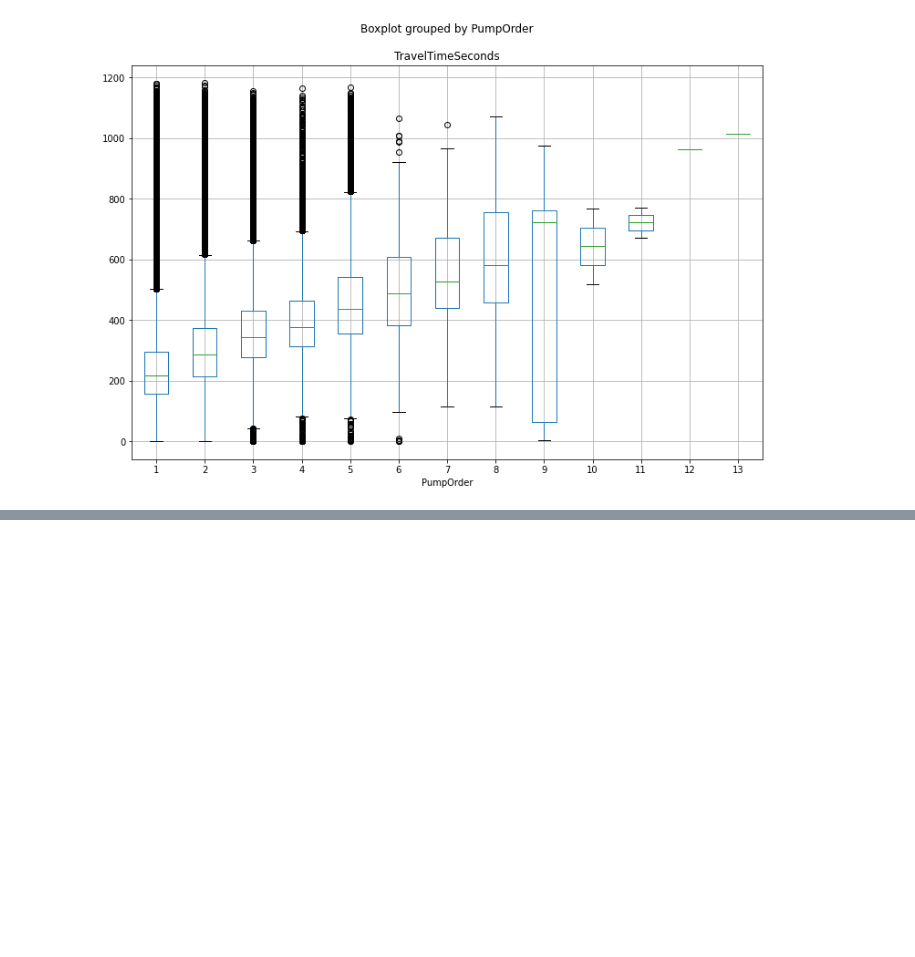
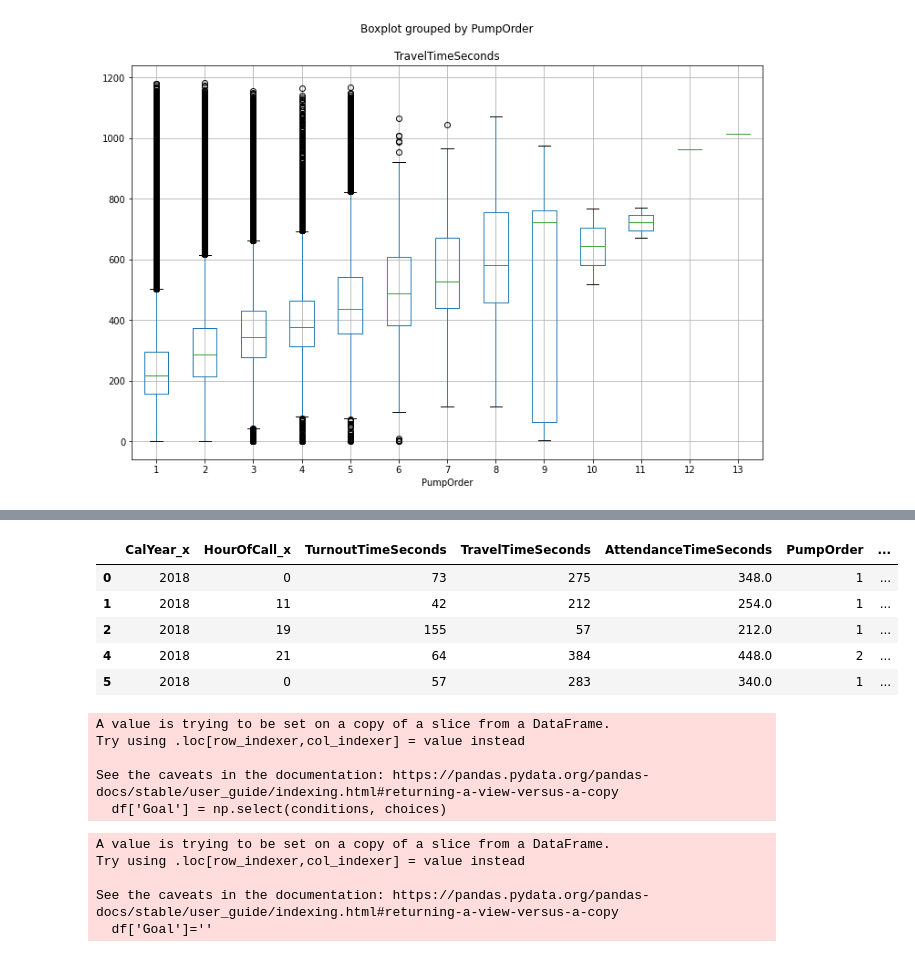
Before and after one commit to ludomare/London-Pumpy, a Jupyter notebook: 02 Importation & nettoyage données.ipynb, the cells around one changed output, grey strips where cells are left out. Saved outputs shown, nothing was run; the diff lists cells and outputs as text; code cells hidden in the pictures; blank space fills up the shorter version.

Commit message:
get_dummies et creation variable Goal

```diff
--- a/02 Importation & nettoyage données.ipynb
+++ b/02 Importation & nettoyage données.ipynb
@@ -1305,0 +1315,2 @@ for column in ['AttendanceTimeSeconds', 'TurnoutTimeSeconds', 'TravelTimeSeconds
+# %%
+df.drop(['IncidentNumber','DateAndTimeMobilised','DateAndTimeMobile','DateAndTimeMobile','DateAndTimeArrived','DateAndTimeLeft','DeployedFromStation_Code','DateOfCall','TimeOfCall','CalYear_y','TimeOfCall','HourOfCall_y'],1,inplace=True)
@@ -1305,0 +1337,11 @@ for column in ['AttendanceTimeSeconds', 'TurnoutTimeSeconds', 'TravelTimeSeconds
+# %%
+df=df.select_dtypes(exclude='object').join(pd.get_dummies(df.select_dtypes('object')))
+# %%
+df.head()
+# %% [output]
+|  | CalYear_x | HourOfCall_x | TurnoutTimeSeconds | TravelTimeSeconds | AttendanceTimeSeconds | PumpOrder | ... |
+| 0 | 2018 | 0 | 73 | 275 | 348.0 | 1 | ... |
+| 1 | 2018 | 11 | 42 | 212 | 254.0 | 1 | ... |
+| 2 | 2018 | 19 | 155 | 57 | 212.0 | 1 | ... |
+| 4 | 2018 | 21 | 64 | 384 | 448.0 | 2 | ... |
+| 5 | 2018 | 0 | 57 | 283 | 340.0 | 1 | ... |
@@ -1305,0 +1350,22 @@ for column in ['AttendanceTimeSeconds', 'TurnoutTimeSeconds', 'TravelTimeSeconds
+# %%
+conditions = [
+    (df['PumpOrder']==1) & (df['AttendanceTimeSeconds']>340),
+    (df['PumpOrder']==1) & (df['AttendanceTimeSeconds']<=340),
+    (df['PumpOrder']==2) & (df['AttendanceTimeSeconds']>460),
+    (df['PumpOrder']==2) & (df['AttendanceTimeSeconds']<=460),]
+choices = [0,1,0,1]
+df['Goal'] = np.select(conditions, choices)
+# %% [output]
+A value is trying to be set on a copy of a slice from a DataFrame.
+Try using .loc[row_indexer,col_indexer] = value instead
+
+See the caveats in the documentation: https://pandas.pydata.org/pandas-docs/stable/user_guide/indexing.html#returning-a-view-versus-a-copy
+  df['Goal'] = np.select(conditions, choices)
+# %%
+df['Goal']=''
+# %% [output]
+A value is trying to be set on a copy of a slice from a DataFrame.
+Try using .loc[row_indexer,col_indexer] = value instead
+
+See the caveats in the documentation: https://pandas.pydata.org/pandas-docs/stable/user_guide/indexing.html#returning-a-view-versus-a-copy
+  df['Goal']=''
```
Also changed, not shown: parts of 5 cells of this notebook.
